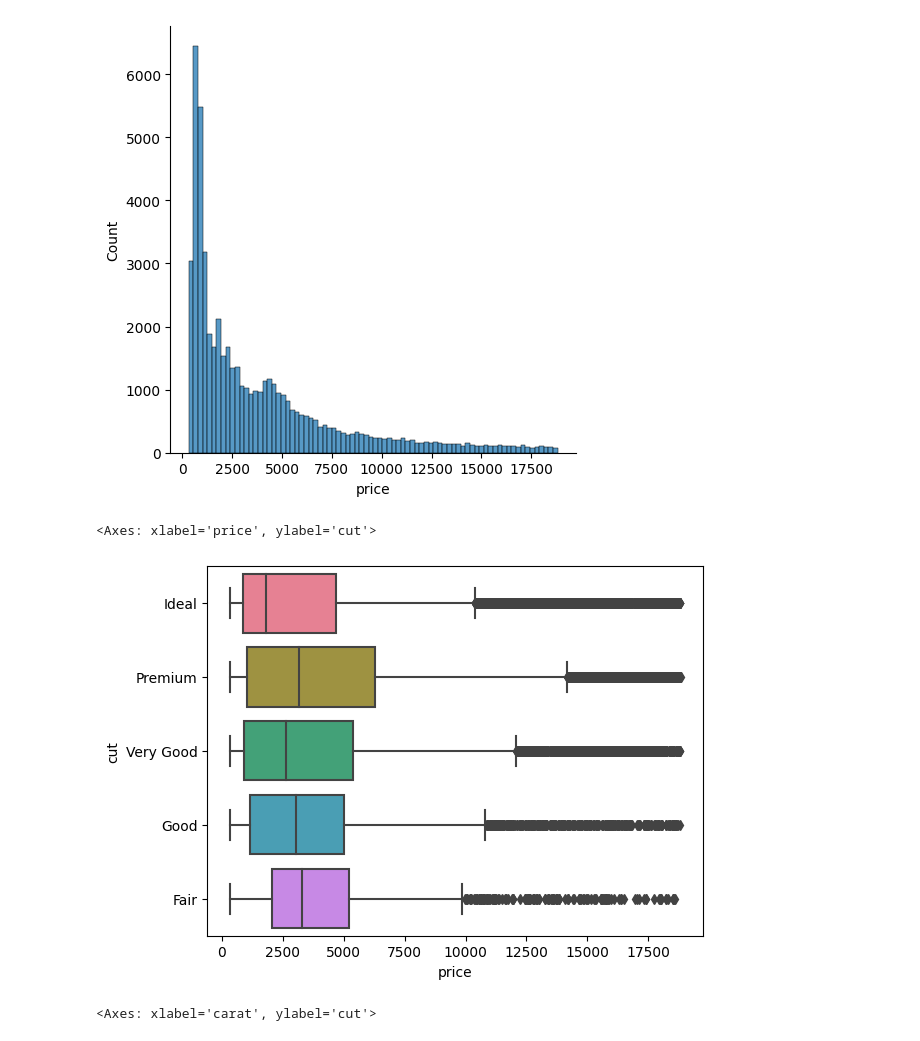
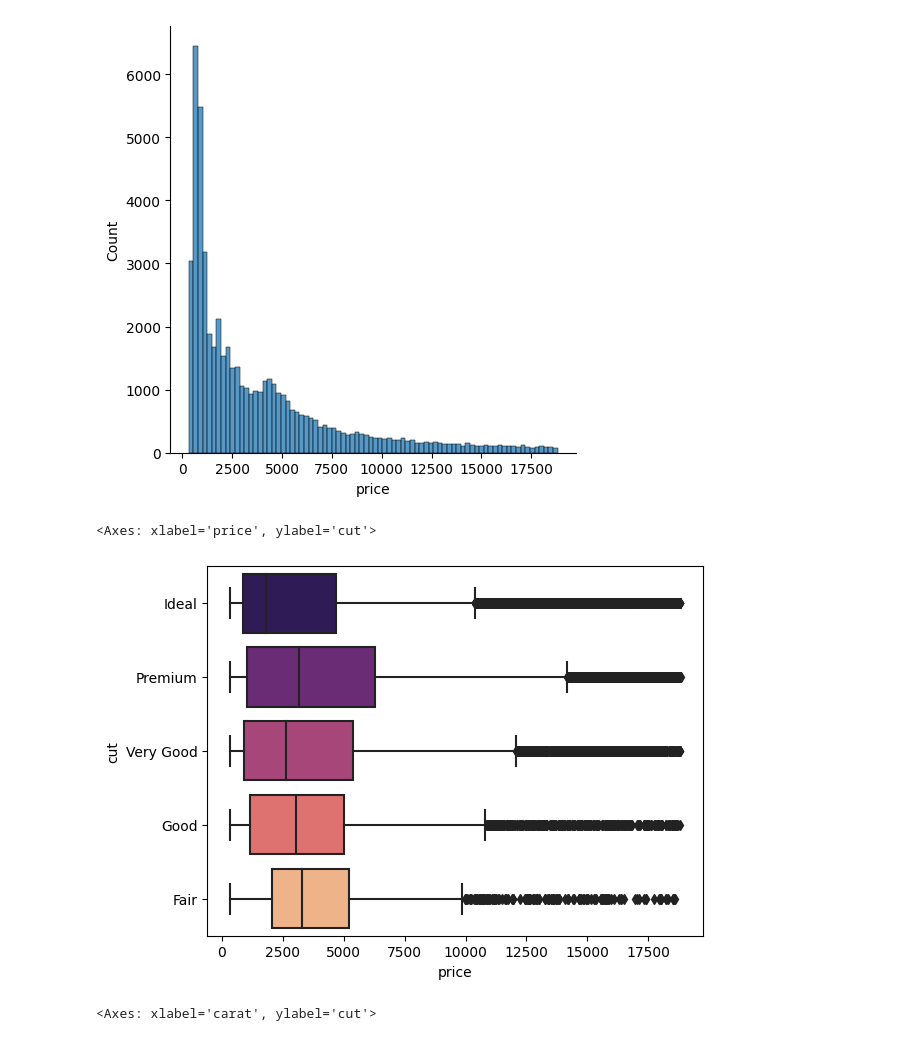
Before and after one commit to krestiankin/home_work_bi, a Jupyter notebook: test__o.ipynb, the cells around one changed output. Cells and saved outputs as stored; diff of their text form; code cells hidden in the pictures.

```diff
--- a/test__o.ipynb
+++ b/test__o.ipynb
@@ -82,10 +82,10 @@ sns.displot(data=d, x='price', palette='magma');
 # %% [output]
 [figure]
 # %%
-sns.boxplot(data=d, x='price', y='cut', palette='husl' )
+sns.boxplot(data=d, x='price', y='cut', palette='magma' )
 # %% [output]
 <Axes: xlabel='price', ylabel='cut'>
-[figure, old version]
+[figure, new version]
 # %%
 
 sns.violinplot(data=d, x='carat', y='cut', palette='husl' )
```
Also changed, not shown: parts of 2 cells of this notebook, 1 other file.
